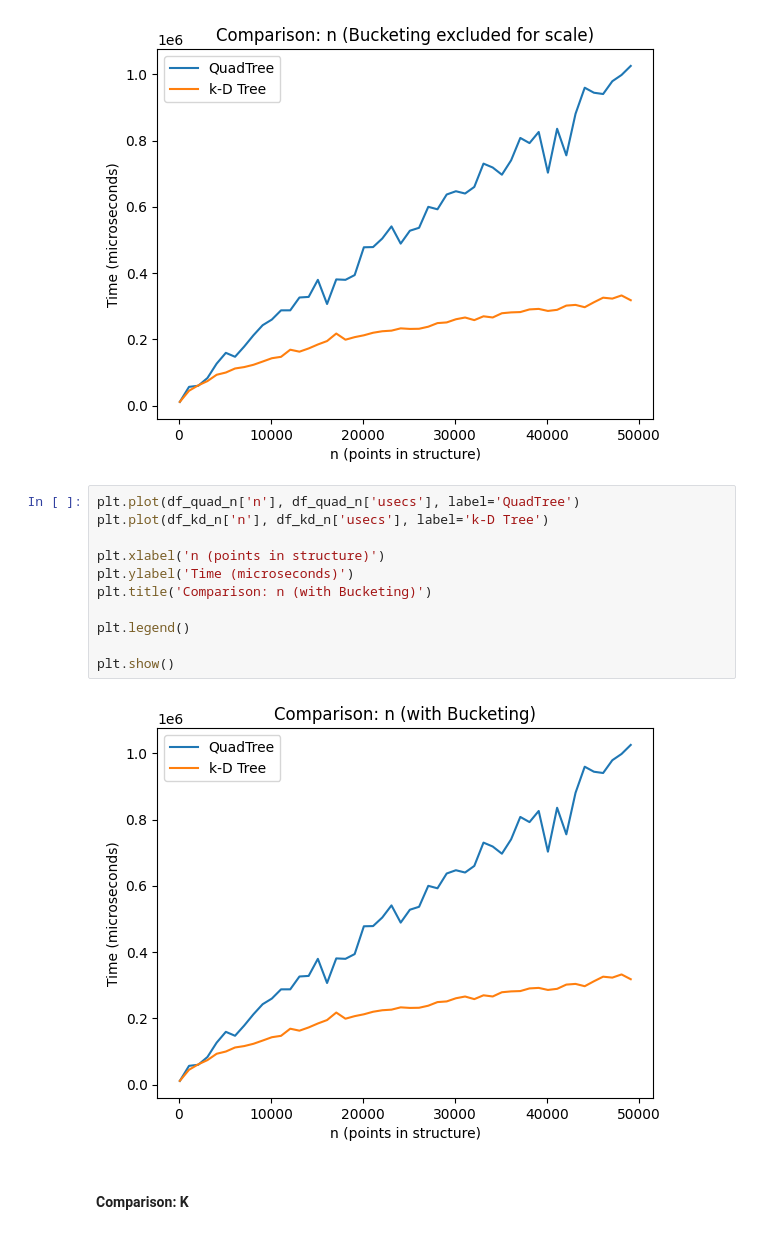
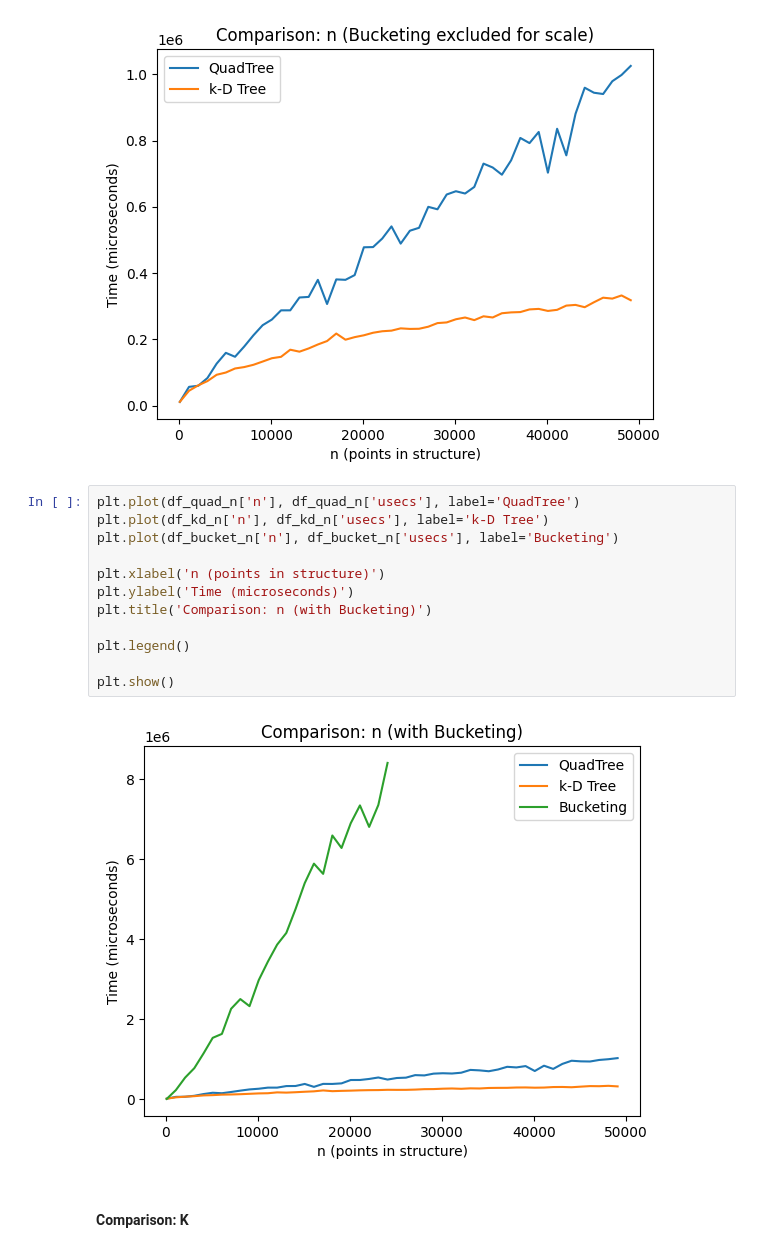
Before and after one commit to jake-dame/CS6017, a Jupyter notebook: HW_4/HW_4_Analysis.ipynb, the cells around one changed output. Cells and saved outputs as stored; diff of their text form.

Commit message:
main: correct add Bucketing to Comparison: n graph

```diff
--- a/HW_4/HW_4_Analysis.ipynb
+++ b/HW_4/HW_4_Analysis.ipynb
@@ -194,16 +194,17 @@ plt.show()
 # %%
 plt.plot(df_quad_n['n'], df_quad_n['usecs'], label='QuadTree')
 plt.plot(df_kd_n['n'], df_kd_n['usecs'], label='k-D Tree')
+plt.plot(df_bucket_n['n'], df_bucket_n['usecs'], label='Bucketing')
 
 plt.xlabel('n (points in structure)')
 plt.ylabel('Time (microseconds)')
 plt.title('Comparison: n (with Bucketing)')
 
 plt.legend()
 
 plt.show()
 # %% [output]
-[figure, old version]
+[figure, new version]
 # %% [markdown]
 #### Comparison: K
 # %%
```
Also changed, not shown: parts of 3 cells of this notebook, 1 other file.
